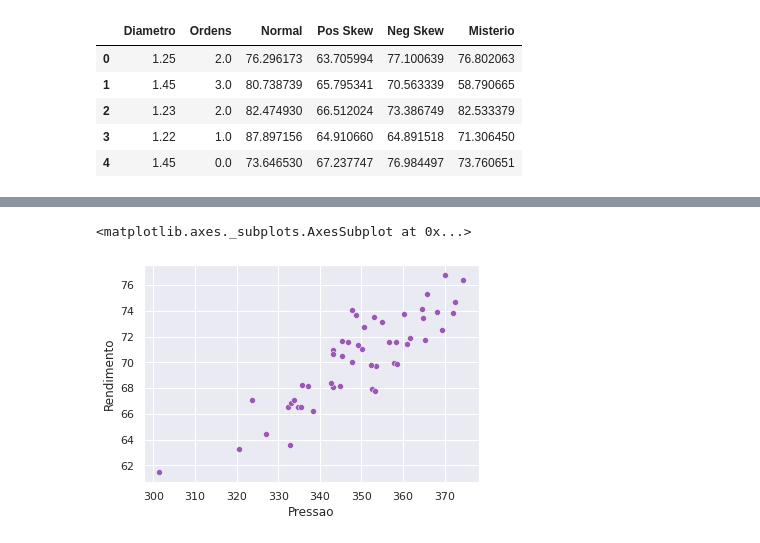
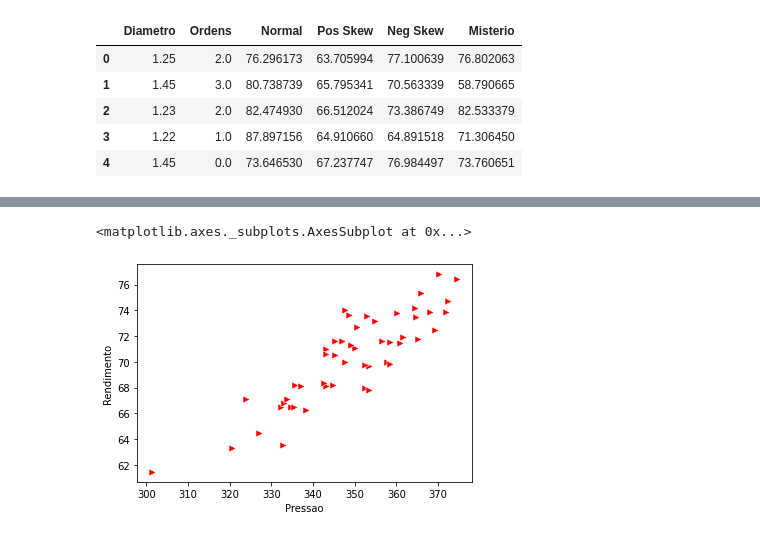
Before and after one commit to afraniofilho/GB_Python_Irep, a Jupyter notebook: Python_Aula_02.ipynb, the cells around one changed output, grey strips where cells are left out. Saved outputs shown, nothing was run; the diff lists cells and outputs as text; code cells hidden in the pictures.

```diff
--- a/Python_Aula_02.ipynb
+++ b/Python_Aula_02.ipynb
@@ -109,3 +75,0 @@ df2.head()
-# %%
-sns.set(style="darkgrid")
-sns.boxplot(x='Hospital', y='Tempo', orient='vertical', width=0.4, data=df2, palette="Set1")
@@ -125,7 +81,0 @@ sns.boxplot(x='Hospital', y='Tempo', orient='vertical', width=0.4, data=df2, pal
-# %%
-my_colors = ["#9b59b6", "#3498db",
-             "#2ecc71", "#006a4e"]
-
-# add color array to set_palette
-# function of seaborn
-sns.set_palette( my_colors )
@@ -148,5 +104,5 @@ df3.head()
 # %%
-sns.scatterplot(x='Pressao', y='Rendimento', data=df3)
+sns.scatterplot(x='Pressao', y='Rendimento', data=df3, marker='>', s=50, color='red')
 # %% [output]
 <matplotlib.axes._subplots.AxesSubplot at 0x...>
-[figure, old version]
+[figure, new version]
```
Also changed, not shown: parts of 26 cells of this notebook.
